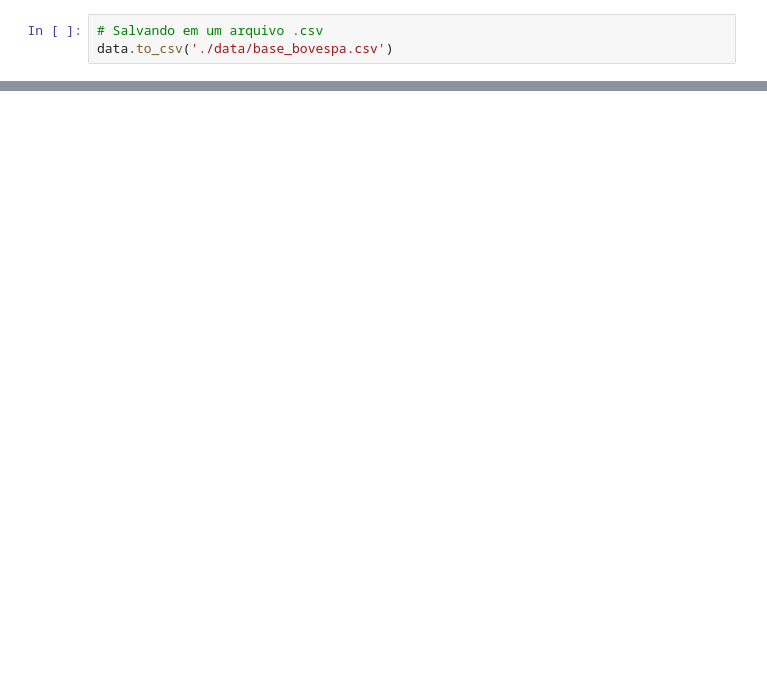
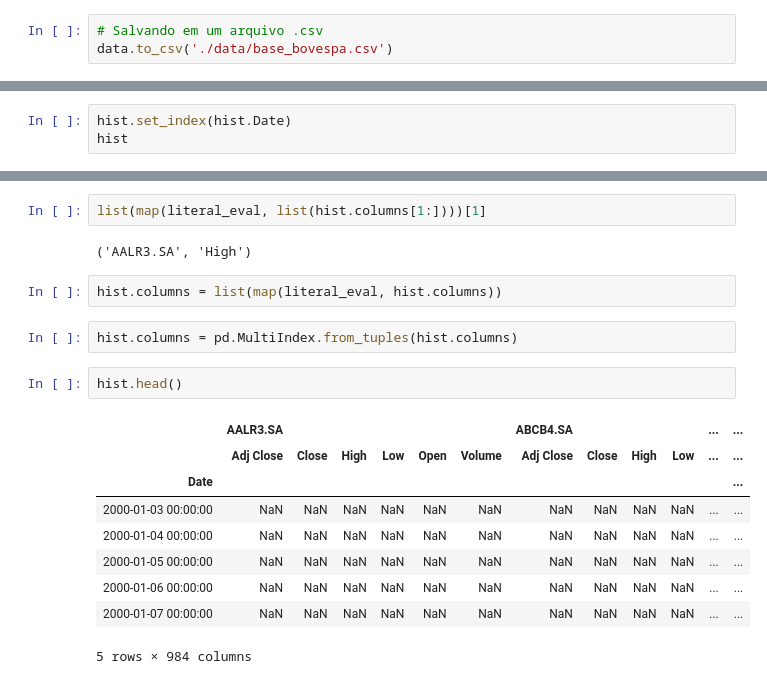
Before and after one commit to rafaelschena/stocks_analyzer, a Jupyter notebook: tests.ipynb, the cells around one changed output, grey strips where cells are left out. Drawn from its saved outputs; the diff is of its cells as text; blank space fills up the shorter version.

```diff
--- a/tests.ipynb
+++ b/tests.ipynb
@@ -244,0 +301,3 @@ historico.describe()
+# %%
+hist.set_index(hist.Date)
+hist
@@ -244,0 +382,20 @@ historico.describe()
+# %%
+list(map(literal_eval, list(hist.columns[1:])))[1]
+# %% [output]
+('AALR3.SA', 'High')
+# %%
+hist.columns = list(map(literal_eval, hist.columns))
+# %%
+hist.columns = pd.MultiIndex.from_tuples(hist.columns)
+# %%
+hist.head()
+# %% [output]
+|  | AALR3.SA |  |  |  |  |  | ABCB4.SA |  |  |  | ... | ... |
+|  | Adj Close | Close | High | Low | Open | Volume | Adj Close | Close | High | Low | ... | ... |
+| Date |  |  |  |  |  |  |  |  |  |  |  | ... |
+| 2000-01-03 00:00:00 | NaN | NaN | NaN | NaN | NaN | NaN | NaN | NaN | NaN | NaN | ... | ... |
+| 2000-01-04 00:00:00 | NaN | NaN | NaN | NaN | NaN | NaN | NaN | NaN | NaN | NaN | ... | ... |
+| 2000-01-05 00:00:00 | NaN | NaN | NaN | NaN | NaN | NaN | NaN | NaN | NaN | NaN | ... | ... |
+| 2000-01-06 00:00:00 | NaN | NaN | NaN | NaN | NaN | NaN | NaN | NaN | NaN | NaN | ... | ... |
+| 2000-01-07 00:00:00 | NaN | NaN | NaN | NaN | NaN | NaN | NaN | NaN | NaN | NaN | ... | ... |
+5 rows × 984 columns
```
Also changed, not shown: parts of 42 cells of this notebook, 1 other file.
